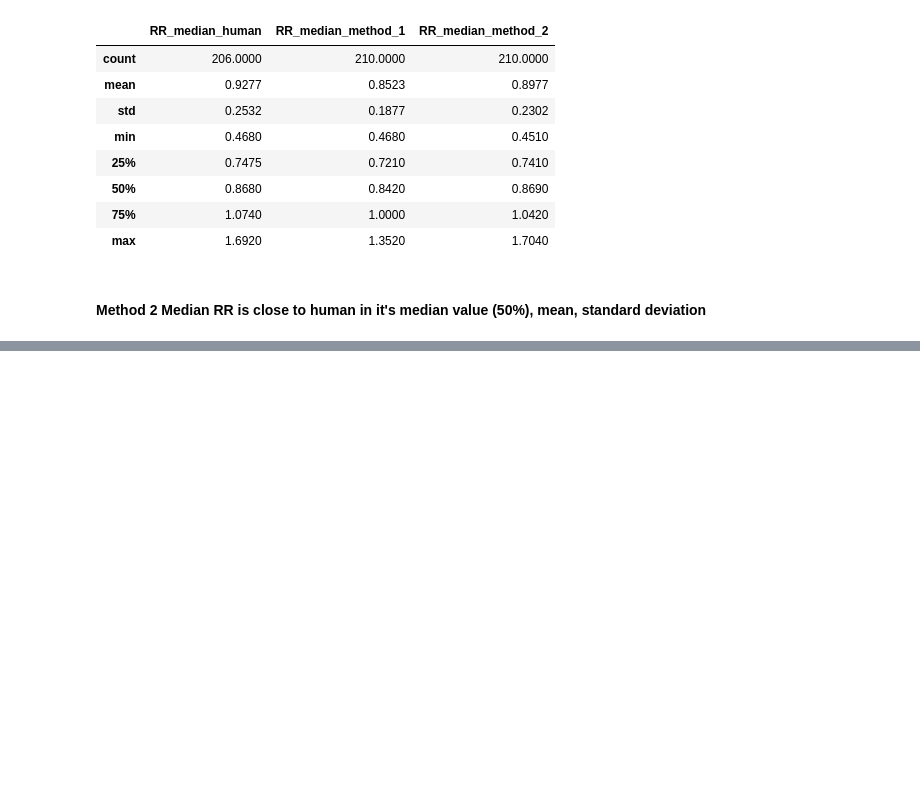
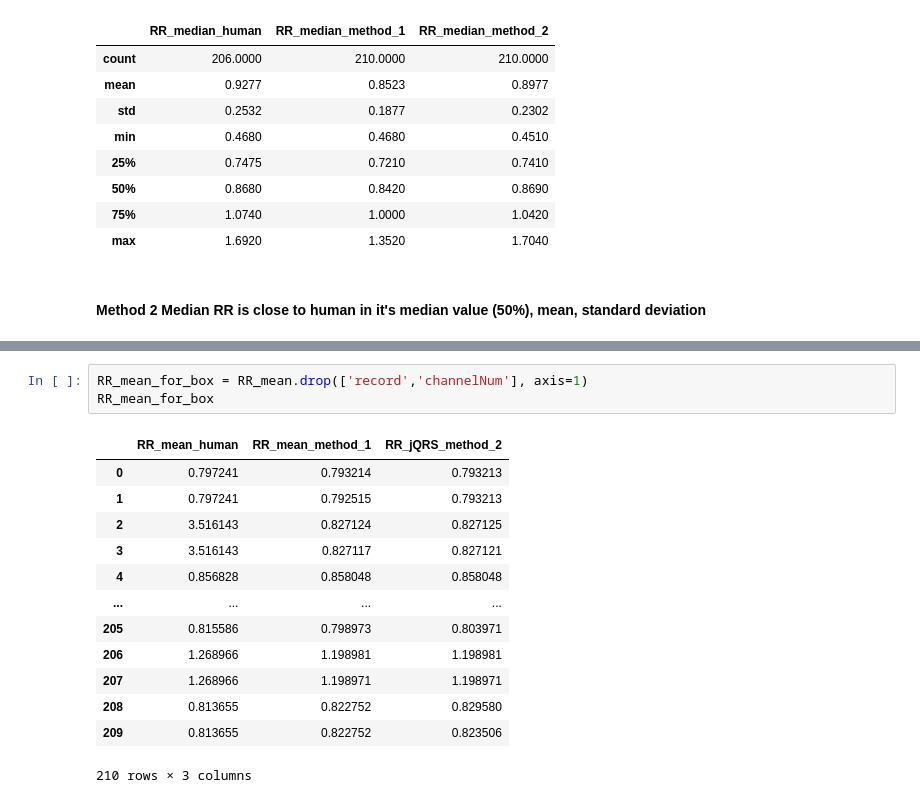
Before and after one commit to Simurgh818/QT_pipeline, a Jupyter notebook: data_analysis.ipynb, the cells around one changed output, grey strips where cells are left out. Drawn from its saved outputs; the diff is of its cells as text; blank space fills up the shorter version.

```diff
--- a/data_analysis.ipynb
+++ b/data_analysis.ipynb
@@ -191,0 +210,17 @@ RR_median_for_box.describe().round(decimals=4)
+# %%
+RR_mean_for_box = RR_mean.drop(['record','channelNum'], axis=1)
+RR_mean_for_box
+# %% [output]
+|  | RR_mean_human | RR_mean_method_1 | RR_jQRS_method_2 |
+| 0 | 0.797241 | 0.793214 | 0.793213 |
+| 1 | 0.797241 | 0.792515 | 0.793213 |
+| 2 | 3.516143 | 0.827124 | 0.827125 |
+| 3 | 3.516143 | 0.827117 | 0.827121 |
+| 4 | 0.856828 | 0.858048 | 0.858048 |
+| ... | ... | ... | ... |
+| 205 | 0.815586 | 0.798973 | 0.803971 |
+| 206 | 1.268966 | 1.198981 | 1.198981 |
+| 207 | 1.268966 | 1.198971 | 1.198971 |
+| 208 | 0.813655 | 0.822752 | 0.829580 |
+| 209 | 0.813655 | 0.822752 | 0.823506 |
+210 rows × 3 columns
```
Also changed, not shown: parts of 3 cells of this notebook, 2 other files.
